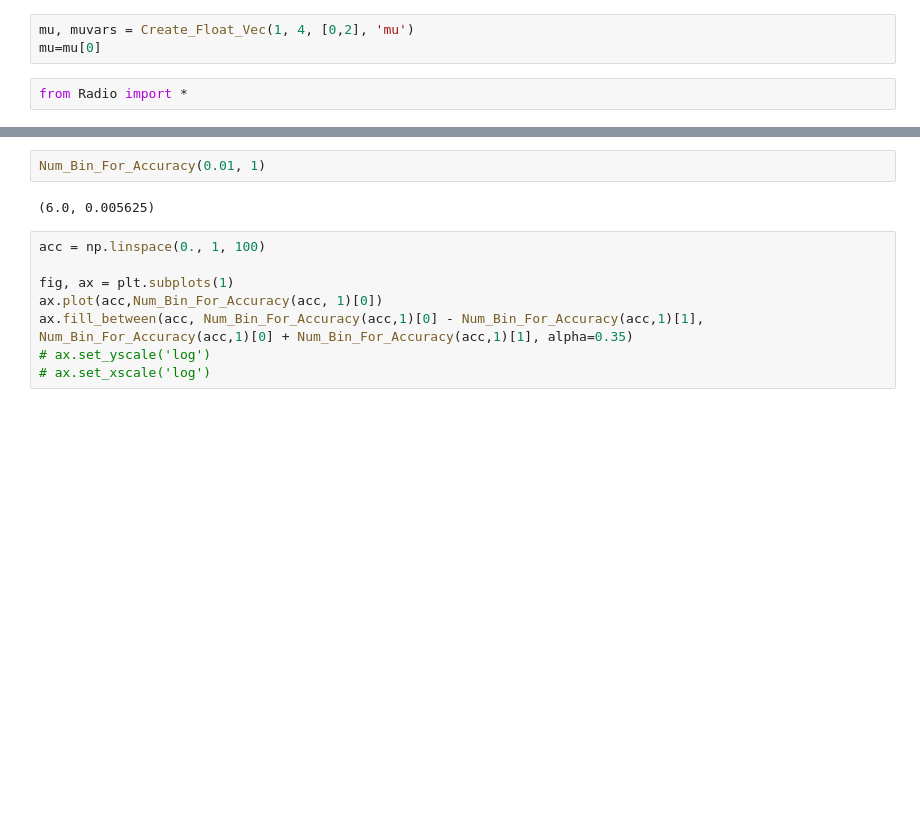
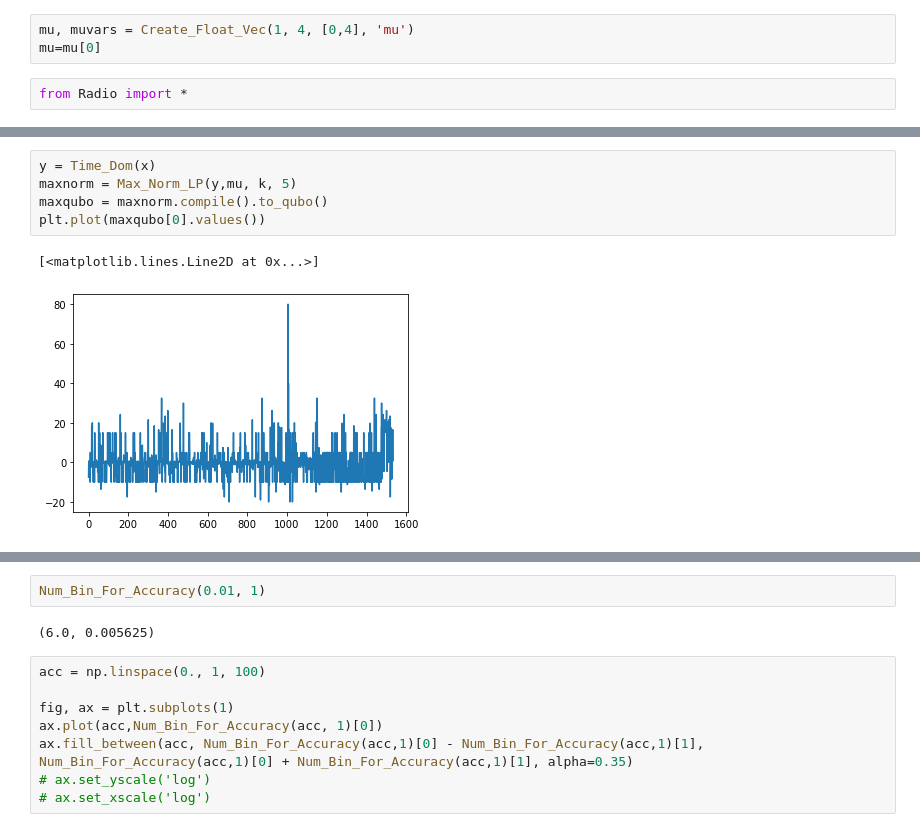
Before and after one commit to DBern97/Dwave-RAN-algs, a Jupyter notebook: Inspection.ipynb, the cells around one changed output, grey strips where cells are left out. Drawn from its saved outputs; the diff is of its cells as text; blank space fills up the shorter version.

```diff
--- a/Inspection.ipynb
+++ b/Inspection.ipynb
@@ -21,7 +21,7 @@ array([(0.500000 * (((Binary('k[0]') + (0.500000 * Binary('k[1]'))) + (0.250000
        (0.500000 * (((Binary('k[12]') + (0.500000 * Binary('k[13]'))) + (0.250000 * Binary('k[14]'))) + (0.125000 * Binary('k[15]'))))],
       dtype=object)
 # %%
-mu, muvars = Create_Float_Vec(1, 4, [0,2], 'mu')
+mu, muvars = Create_Float_Vec(1, 4, [0,4], 'mu')
 mu=mu[0]
 # %%
 from Radio import *
@@ -38,0 +243,8 @@ array([-3.+3.j,  1.+1.j])
+# %%
+y = Time_Dom(x)
+maxnorm = Max_Norm_LP(y,mu, k, 5)
+maxqubo = maxnorm.compile().to_qubo()
+plt.plot(maxqubo[0].values())
+# %% [output]
+[<matplotlib.lines.Line2D at 0x...>]
+[figure, added]
```
Also changed, not shown: parts of 26 cells of this notebook.
